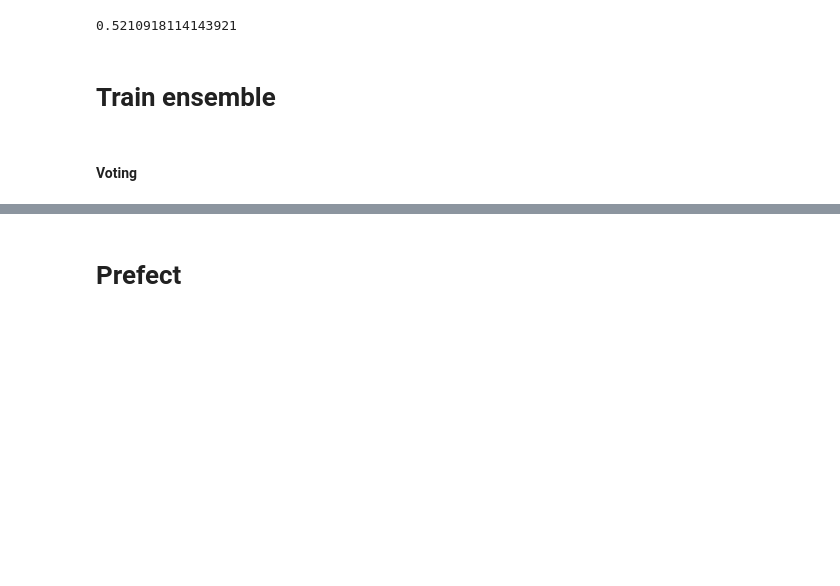
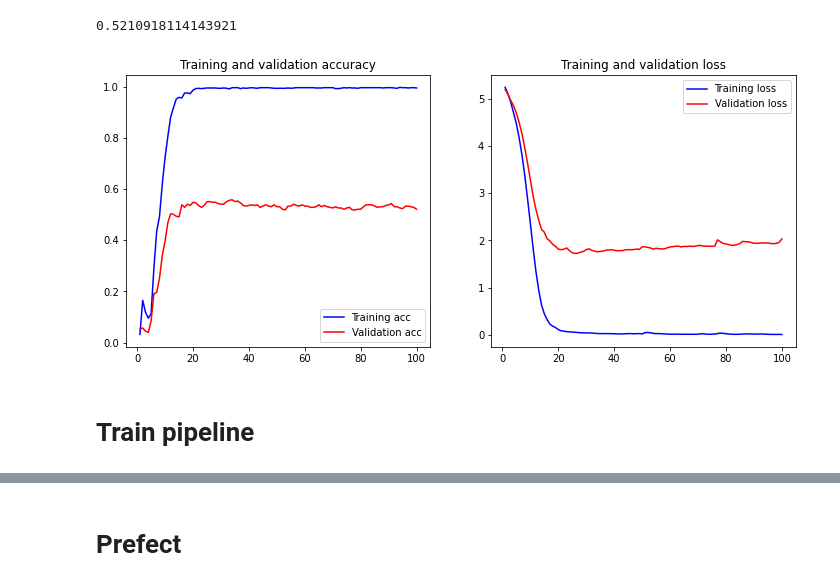
Before and after one commit to SClovesgtx/omni-nlu-api, a Jupyter notebook: jupyter_notebooks/TheDataFlow.ipynb, the cells around one changed output, grey strips where cells are left out. Saved outputs shown, nothing was run; the diff lists cells and outputs as text; code cells hidden in the pictures; blank space fills up the shorter version.

```diff
--- a/jupyter_notebooks/TheDataFlow.ipynb
+++ b/jupyter_notebooks/TheDataFlow.ipynb
@@ -230,14 +251,13 @@ from sklearn.preprocessing import OneHotEncoder
 import pandas as pd
 
 
-learning_rate = 0.001
-loss = "categorical_crossentropy"
-number_of_intent_classes = df.intents.nunique()
-n_features = X_train.shape[1]
-input_shape = (n_features,)
 
 # Keras Model
-def build_nn():
+def build_nn(learning_rate, loss,
+            number_of_intent_classes,
+            n_features,
+            input_shape):
+
     model = Sequential()
     model.add(
             Dense(
@@ -263,7 +283,15 @@ def build_nn():
 
 
 def train_nn(X, y, **hyper_parameters):
-    model = build_nn()
+    learning_rate = 0.001
+    loss = "categorical_crossentropy"
+    number_of_intent_classes = X.intents.nunique()
+    n_features = X.shape[1]
+    input_shape = (n_features,)
+    model = build_nn(learning_rate, loss,
+                     number_of_intent_classes,
+                     n_features,
+                     input_shape)
     X = X.to_numpy()
     y = np.array(y.intents_onehot.tolist())
     history = model.fit(
@@ -277,10 +305,10 @@ def train_nn(X, y, **hyper_parameters):
 import pandas as pd
 
 hyper_parameters = {
-  "epochs": 10,
+  "epochs": 100,
   "verbose":True,
-  "batch_size": 100,
-  "validation_split":0.2
+  "batch_size": 200,
+  "validation_data": (X_test.to_numpy(), np.array(y_test.intents_onehot.tolist()))
 }
 
 
@@ -316,7 +341,9 @@ y_test_argmax = np.array([np.argmax(v) for v in y_test.intents_onehot.tolist()])
 np.sum((y_pred == y_test_argmax)) / y_test.shape[0]
 # %% [output]
 0.5210918114143921
+# %%
+plot_history(history)
+# %% [output]
+[figure, added]
 # %% [markdown]
-# Train ensemble
+# Train pipeline
-# %% [markdown]
-#### Voting
```
Also changed, not shown: parts of 18 cells of this notebook, 1 other file.
